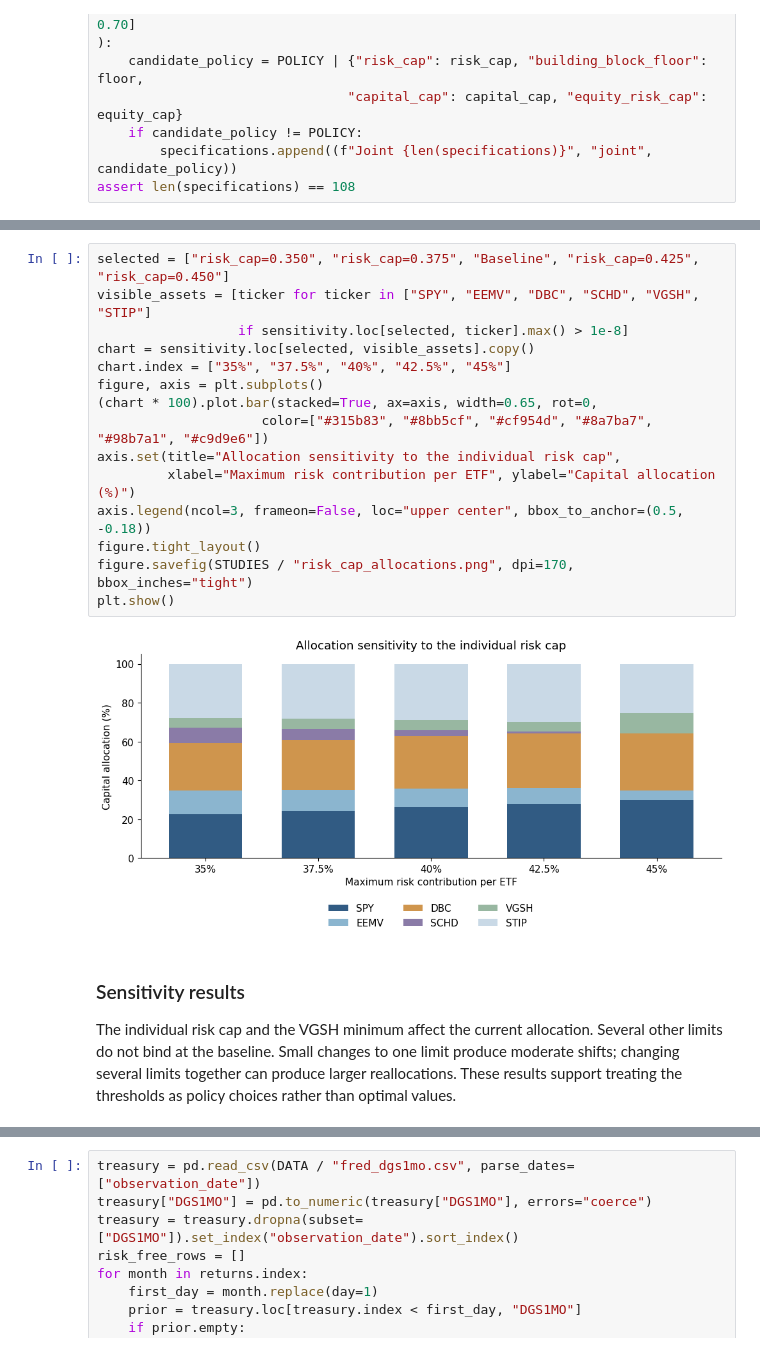
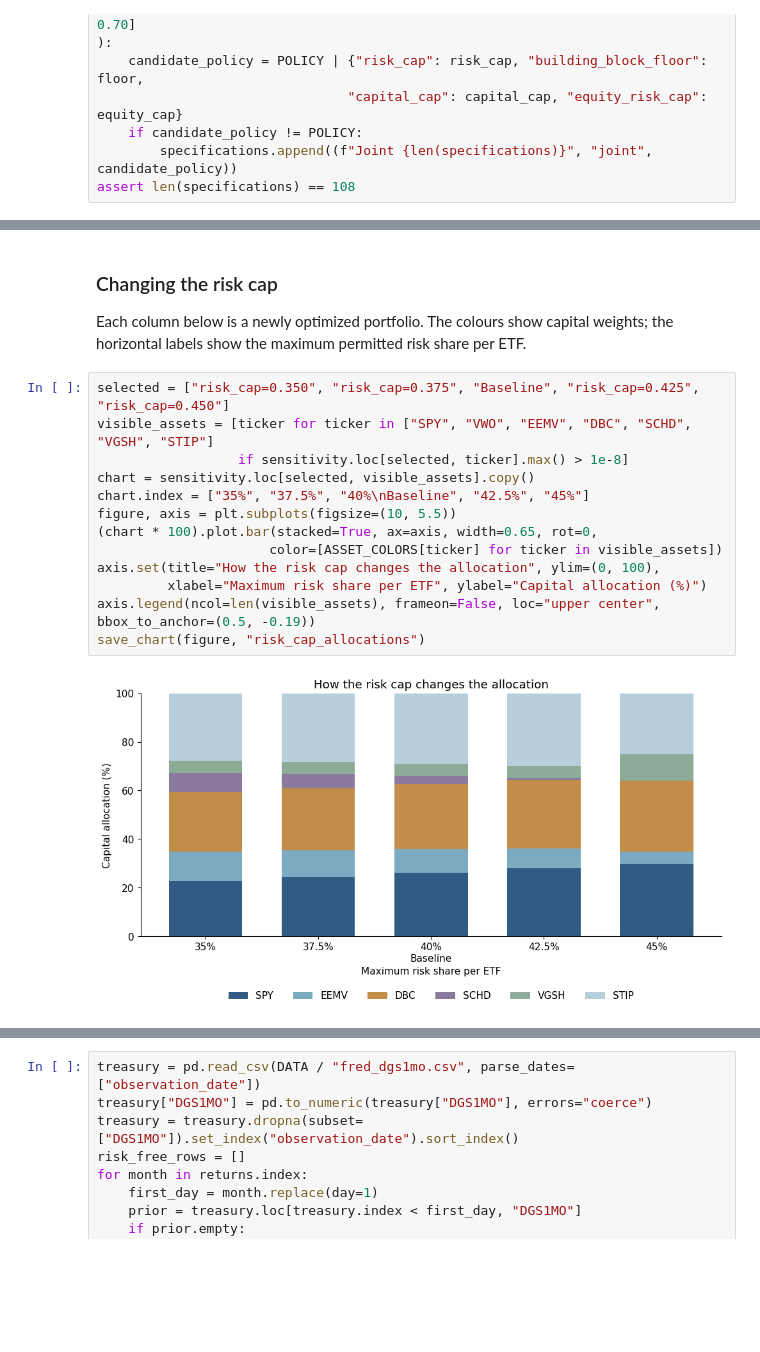
Before and after one commit to kybeka/meridian-capital, a Jupyter notebook: research/round-1/supplementary_studies.ipynb, the cells around one changed output, grey strips where cells are left out. Drawn from its saved outputs; the diff is of its cells as text; blank space fills up the shorter version.

Commit message:
style(research): clarify supplementary studies and add charts

```diff
--- a/research/round-1/supplementary_studies.ipynb
+++ b/research/round-1/supplementary_studies.ipynb
@@ -249,21 +345,19 @@ display(sensitivity.loc[sensitivity["kind"] != "joint", ASSETS + ["capital_reass
+# %% [markdown]
+### Changing the risk cap
+
+Each column below is a newly optimized portfolio. The colours show capital weights; the horizontal labels show the maximum permitted risk share per ETF.
 # %%
 selected = ["risk_cap=0.350", "risk_cap=0.375", "Baseline", "risk_cap=0.425", "risk_cap=0.450"]
-visible_assets = [ticker for ticker in ["SPY", "EEMV", "DBC", "SCHD", "VGSH", "STIP"]
+visible_assets = [ticker for ticker in ["SPY", "VWO", "EEMV", "DBC", "SCHD", "VGSH", "STIP"]
                   if sensitivity.loc[selected, ticker].max() > 1e-8]
 chart = sensitivity.loc[selected, visible_assets].copy()
-chart.index = ["35%", "37.5%", "40%", "42.5%", "45%"]
-figure, axis = plt.subplots()
+chart.index = ["35%", "37.5%", "40%\nBaseline", "42.5%", "45%"]
+figure, axis = plt.subplots(figsize=(10, 5.5))
 (chart * 100).plot.bar(stacked=True, ax=axis, width=0.65, rot=0,
-                     color=["#315b83", "#8bb5cf", "#cf954d", "#8a7ba7", "#98b7a1", "#c9d9e6"])
-axis.set(title="Allocation sensitivity to the individual risk cap",
-         xlabel="Maximum risk contribution per ETF", ylabel="Capital allocation (%)")
-axis.legend(ncol=3, frameon=False, loc="upper center", bbox_to_anchor=(0.5, -0.18))
-figure.tight_layout()
-figure.savefig(STUDIES / "risk_cap_allocations.png", dpi=170, bbox_inches="tight")
-plt.show()
+                      color=[ASSET_COLORS[ticker] for ticker in visible_assets])
+axis.set(title="How the risk cap changes the allocation", ylim=(0, 100),
+         xlabel="Maximum risk share per ETF", ylabel="Capital allocation (%)")
+axis.legend(ncol=len(visible_assets), frameon=False, loc="upper center", bbox_to_anchor=(0.5, -0.19))
+save_chart(figure, "risk_cap_allocations")
 # %% [output]
-[figure, old version]
+[figure, new version]
-# %% [markdown]
-### Sensitivity results
-
-The individual risk cap and the VGSH minimum affect the current allocation. Several other limits do not bind at the baseline. Small changes to one limit produce moderate shifts; changing several limits together can produce larger reallocations. These results support treating the thresholds as policy choices rather than optimal values.
```
Also changed, not shown: parts of 40 cells of this notebook, 16 other files.
